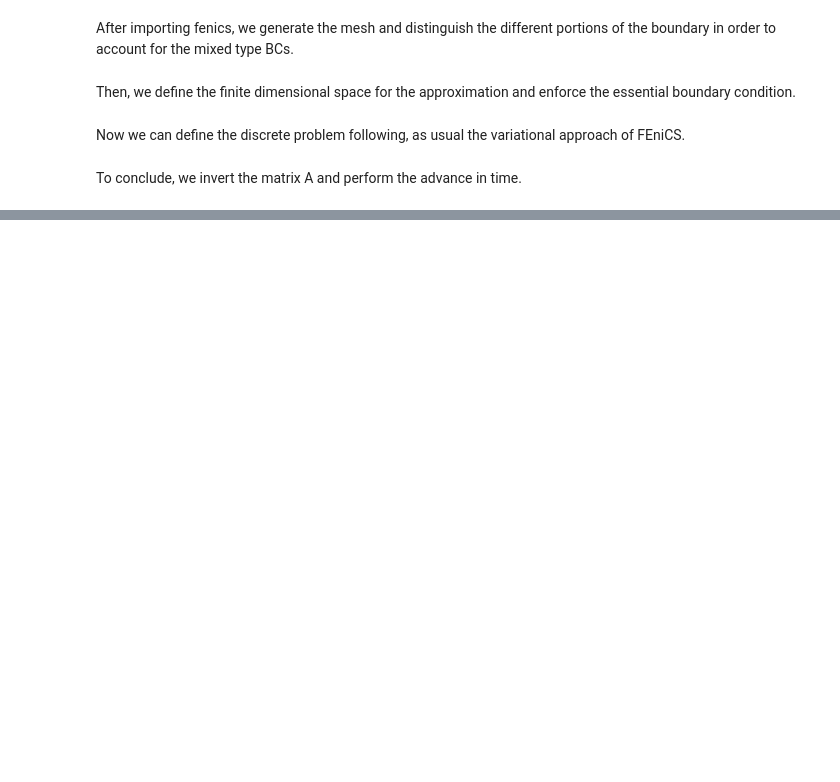
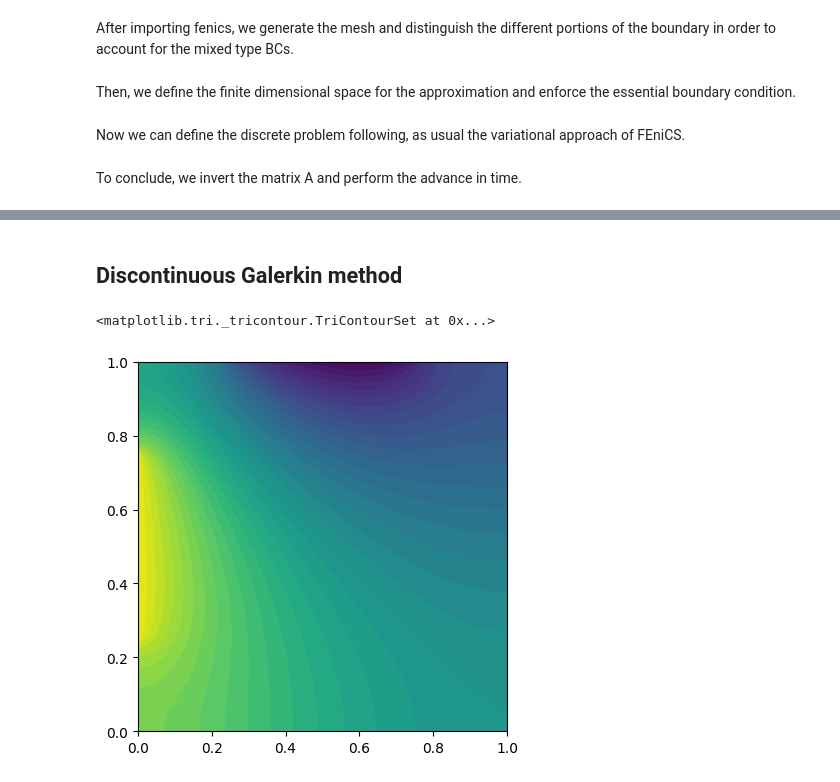
Before and after one commit to mibotti/PDGeoFFEniCS, a Jupyter notebook: HeatEquation_MixedBCs.ipynb, the cells around one changed output, grey strips where cells are left out. Saved outputs shown, nothing was run; the diff lists cells and outputs as text; code cells hidden in the pictures; blank space fills up the shorter version.

```diff
--- a/HeatEquation_MixedBCs.ipynb
+++ b/HeatEquation_MixedBCs.ipynb
@@ -222,0 +225,77 @@ plot(u_old)
+# %% [markdown]
+## Discontinuous Galerkin method
+# %%
+# 1. generate the mesh and set the boundary conditions
+n = 50
+square = Rectangle(Point(0.0, 0.0), Point(1.0, 1.0))
+mesh = generate_mesh(square, n)
+dim = mesh.geometric_dimension()
+
+boundary_markers = MeshFunction('size_t', mesh, dim-1, 0)
+
+class Boundary(SubDomain):
+    def inside(self, x, on_boundary):
+        return on_boundary
+
+class DirichletBoundary(SubDomain):
+    def inside(self, x, on_boundary):
+        return on_boundary and near(x[0], 0.0) and (0.25 <= x[1] <= 0.75)
+
+class RobinBoundary(SubDomain):
+    def inside(self, x, on_boundary):
+        return on_boundary and near(x[1], 1.0) and (0.25 <= x[0] <= 0.75)
+
+Boundary().mark(boundary_markers, 1)
+DirichletBoundary().mark(boundary_markers, 2)
+RobinBoundary().mark(boundary_markers, 3)
+
+dx = Measure('dx', domain=mesh)
+ds = Measure('ds', domain=mesh, subdomain_data=boundary_markers)
+
+
+# 2. definition of the discrete space and problem data
+degree = 2
+V = FunctionSpace(mesh, 'DG', degree)
+
+k = Constant(1.e-2)
+alpha = Constant(1.e-2)
+Tfin = 200.0
+dt = 5.0
+uEnv = Constant(-35.0)
+u_old = project(Constant(-20), V)
+u_old.rename('temperature', 'temperature')
+
+
+# 3. definition of the dG formulation
+u = TrialFunction(V)
+v = TestFunction(V)
+n = FacetNormal(mesh)
+h = CellDiameter(mesh)
+h_avg = (h('+') + h('-'))/2
+gamma = 9.1*degree**2   # penalty parameter
+
+a = (u * v / dt + k*dot(grad(u), grad(v)))*dx \
+  - k*(dot(avg(grad(v)), jump(u, n))+ dot(jump(v, n), avg(grad(u))))*dS \
+  - k*(dot(grad(v), u*n) + dot(v*n, grad(u)))*ds(2) \
+  + k*((gamma/h_avg)*dot(jump(u, n), jump(v, n))*dS + (gamma/h)*u*v*ds(2)) \
+  + alpha*u*v*ds(3)
+
+L = (u_old * v / dt)*dx + alpha*(uEnv - (1-theta) * u_old) * v * ds(3)
+
+
+# 4. assemble the system and perform the advance in time
+A = assemble(a)
+Ainv = LUSolver(A)
+
+t = 0
+while t < Tfin:
+    t += dt
+    b = assemble(L)
+    Ainv.solve(u_old.vector(), b)
+
+
+# 5. plot solution at final time
+plot(u_old)
+# %% [output]
+<matplotlib.tri._tricontour.TriContourSet at 0x...>
+[figure, added]
```
Also changed, not shown: parts of 2 cells of this notebook, 3 other files.
